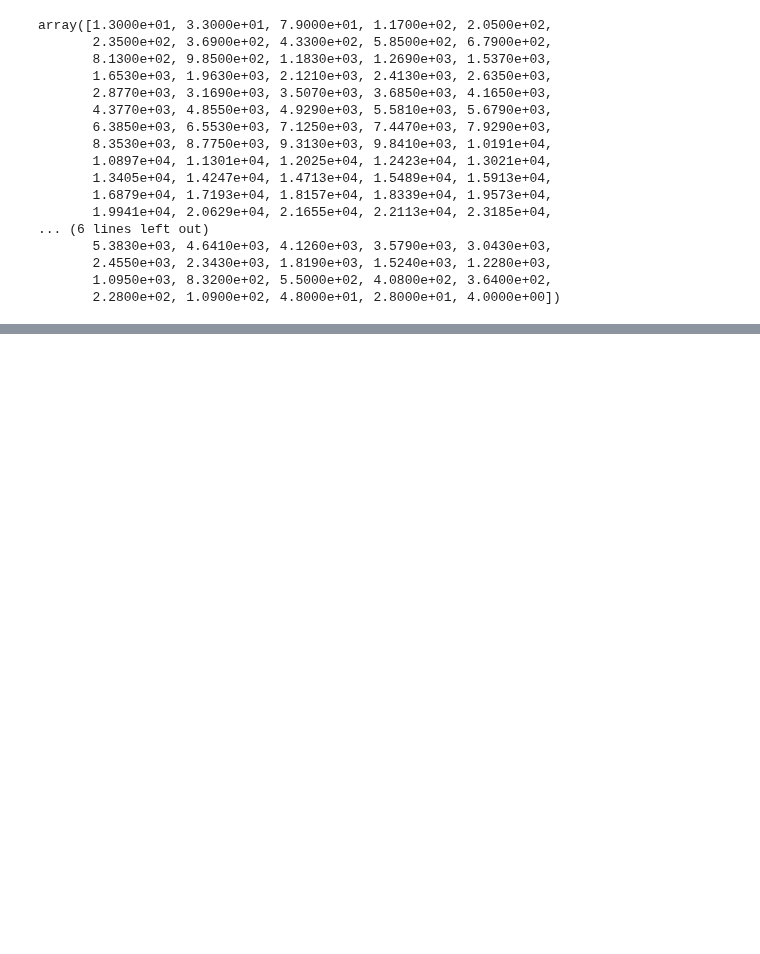
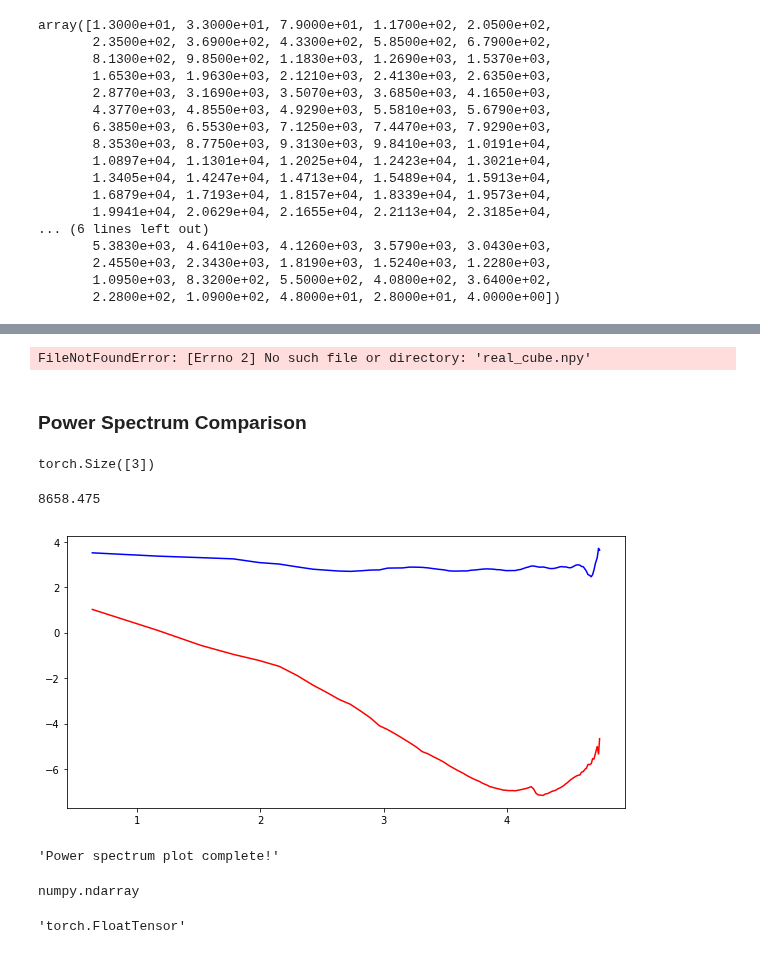
Before and after one commit to NYU-CDS-Capstone-Project/HydroGAN, a Jupyter notebook: notebooks/power_spectrum_test.ipynb, the cells around one changed output, grey strips where cells are left out. Saved outputs shown, nothing was run; the diff lists cells and outputs as text; code cells hidden in the pictures; blank space fills up the shorter version.

```diff
--- a/notebooks/power_spectrum_test.ipynb
+++ b/notebooks/power_spectrum_test.ipynb
@@ -144,0 +160,25 @@ array([1.3000e+01, 3.3000e+01, 7.9000e+01, 1.1700e+02, 2.0500e+02,
+# %%
+delta1 = np.load('real_cube.npy')
+
+delta1 /= np.mean(delta1, dtype=np.float64);
+delta1 -= 1.0
+delta1 = delta1.astype(np.float32)
+
+BoxSize = 75.0/2048*128
+axis=0
+MAS='CIC'
+threads=1
+
+Pk = PKL.Pk(delta1, BoxSize, axis, MAS, threads)
+
+
+a=plt.plot(np.log(Pka.k3D), np.log(Pka.Pk[:,0]),'b',label='noise')
+a=plt.plot(np.log(Pk.k3D), np.log(Pk.Pk[:,0]),'r',label='real')
+plt.xlabel('log(Pk.k3D)')
+plt.ylabel('log(Pk.k3D)')
+plt.legend()
+plt.title('real')
+# %% [output]
+FileNotFoundError: [Errno 2] No such file or directory: 'real_cube.npy'
+# %% [markdown]
+### Power Spectrum Comparison
@@ -144,0 +187,14 @@ array([1.3000e+01, 3.3000e+01, 7.9000e+01, 1.1700e+02, 2.0500e+02,
+# %%
+torch.FloatTensor([2,3,4]).size()
+# %% [output]
+torch.Size([3])
+# %%
+def get_mean_cube(f):
+    mean_list = [np.mean(f[i:i+1,:,:]) for i in range(f.shape[0])]
+    mean_cube = np.mean(mean_list)
+    return mean_cube
+
+mean_cube = get_mean_cube(f = f)
+mean_cube
+# %% [output]
+8658.475
@@ -144,0 +270,11 @@ array([1.3000e+01, 3.3000e+01, 7.9000e+01, 1.1700e+02, 2.0500e+02,
+# %%
+## dummy trial
+plot_power_spec(torch.FloatTensor(f[:100,:100,:100]),
+               torch.FloatTensor(f[300:400,300:400,300:400]))
+# %% [output]
+[figure, added]
+'Power spectrum plot complete!'
+# %%
+type(np.ndarray([2,3,4]))
+# %% [output]
+numpy.ndarray
@@ -144,0 +304,4 @@ array([1.3000e+01, 3.3000e+01, 7.9000e+01, 1.1700e+02, 2.0500e+02,
+# %%
+torch.FloatTensor([2,3,4,5]).to(device).type()
+# %% [output]
+'torch.FloatTensor'
```
Also changed, not shown: parts of 14 cells of this notebook, 1 other file.
